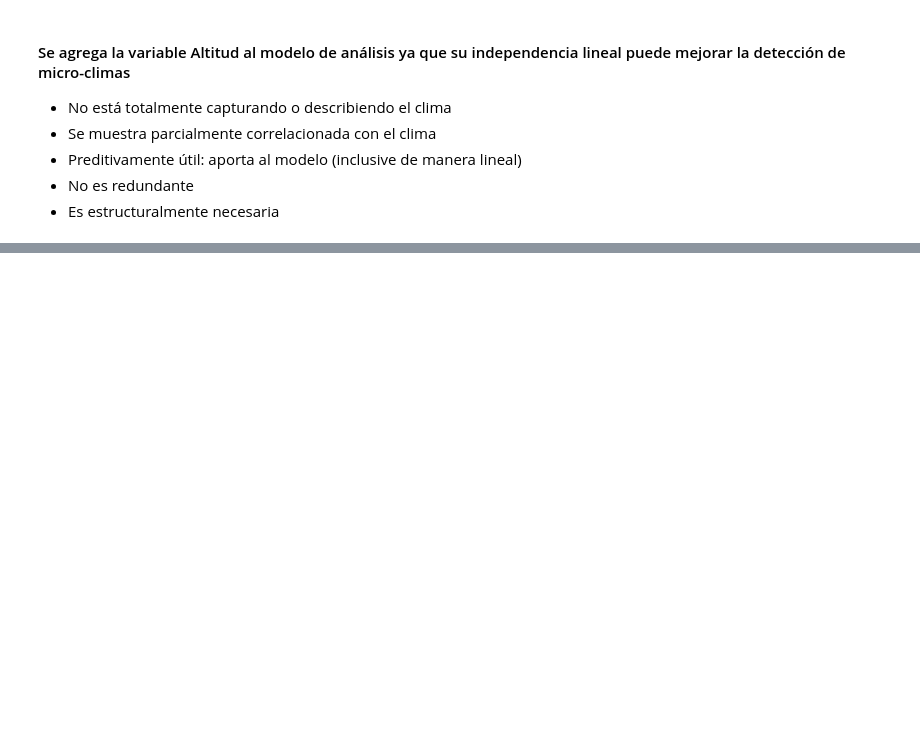
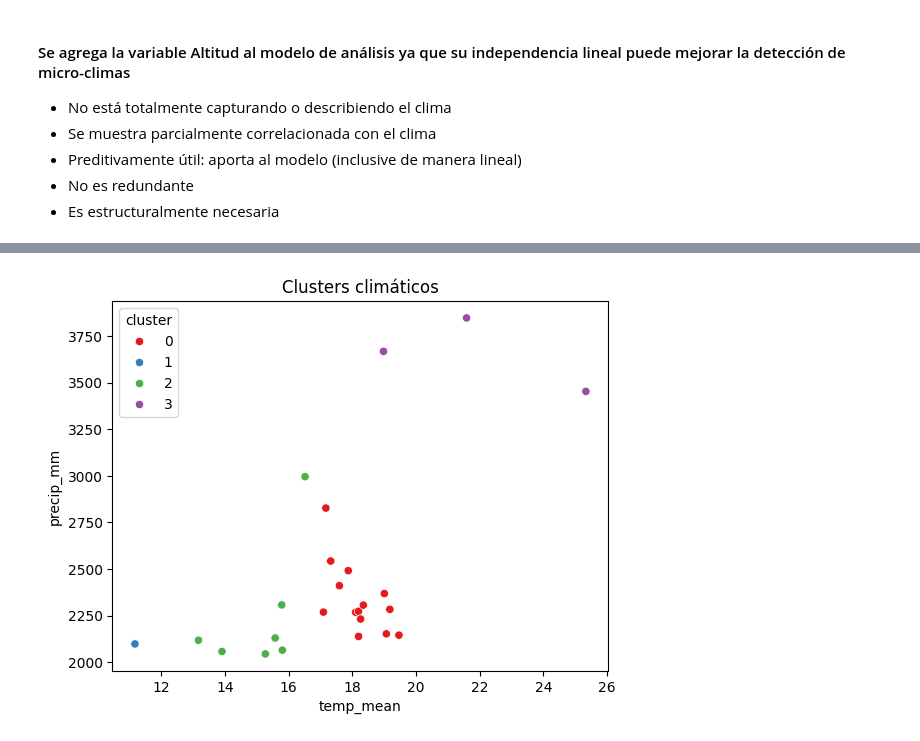
Before and after one commit to danieloliv44/proyecto_aplicado_en_analitica_de_datos, a Jupyter notebook: notebooks/exploracion/exploracion_espacio-clima.ipynb, the cells around one changed output, grey strips where cells are left out. Saved outputs shown, nothing was run; the diff lists cells and outputs as text; code cells hidden in the pictures; blank space fills up the shorter version.

```diff
--- a/notebooks/exploracion/exploracion_espacio-clima.ipynb
+++ b/notebooks/exploracion/exploracion_espacio-clima.ipynb
@@ -312,0 +514,6 @@ Correlación parcial (altitud vs producción): 0.27686003481774923
+# %%
+# Clustering final con el k óptimo
+k_opt = 4
+
+kmeans = KMeans(n_clusters=k_opt, random_state=42)
+df_mun["cluster"] = kmeans.fit_predict(X_scaled)
@@ -312,0 +567,14 @@ Correlación parcial (altitud vs producción): 0.27686003481774923
+# %%
+import seaborn as sns
+
+sns.scatterplot(
+    x=df_mun["temp_mean"],
+    y=df_mun["precip_mm"],
+    hue=df_mun["cluster"],
+    palette="Set1"
+)
+
+plt.title("Clusters climáticos")
+plt.show()
+# %% [output]
+[figure, added]
```
Also changed, not shown: parts of 24 cells of this notebook.
